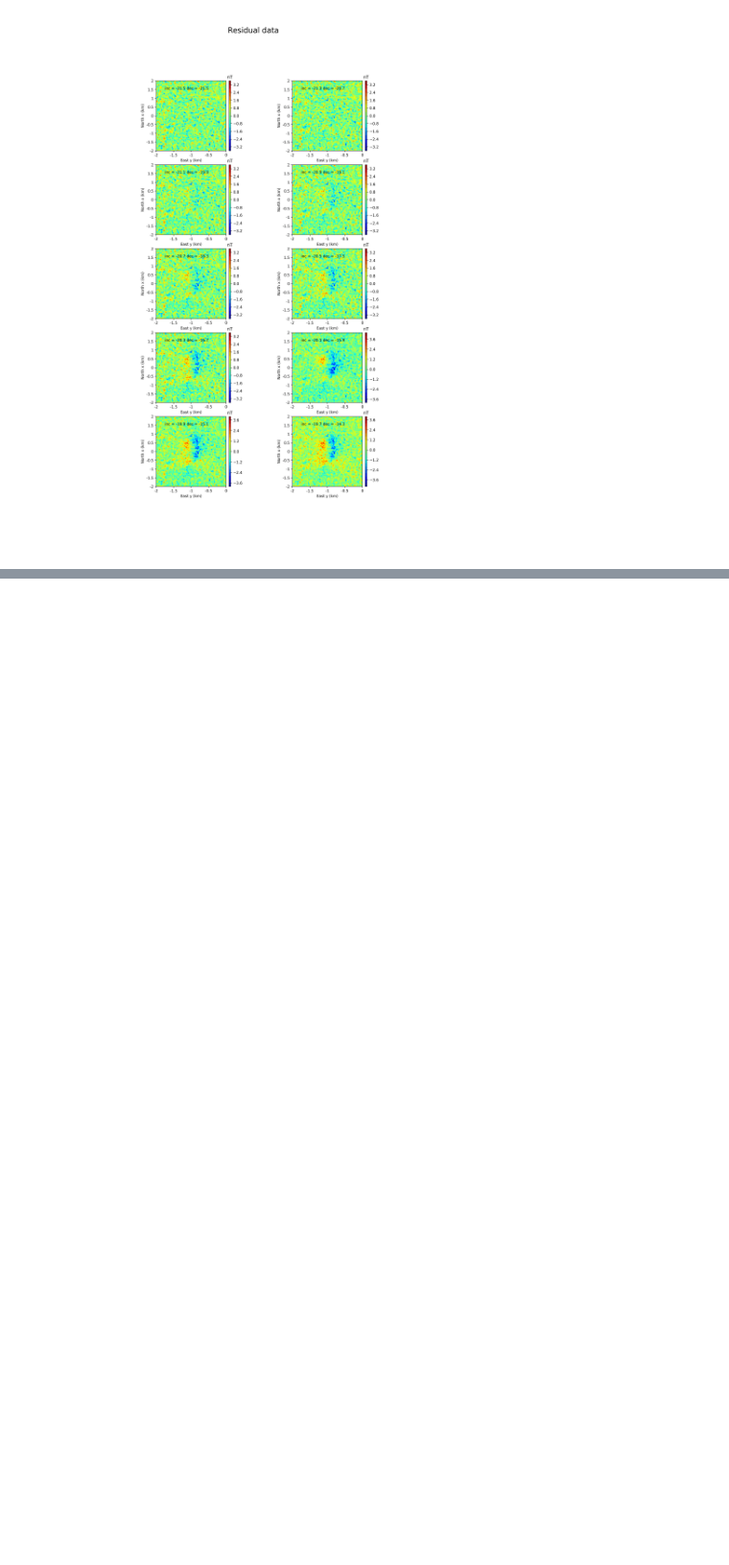
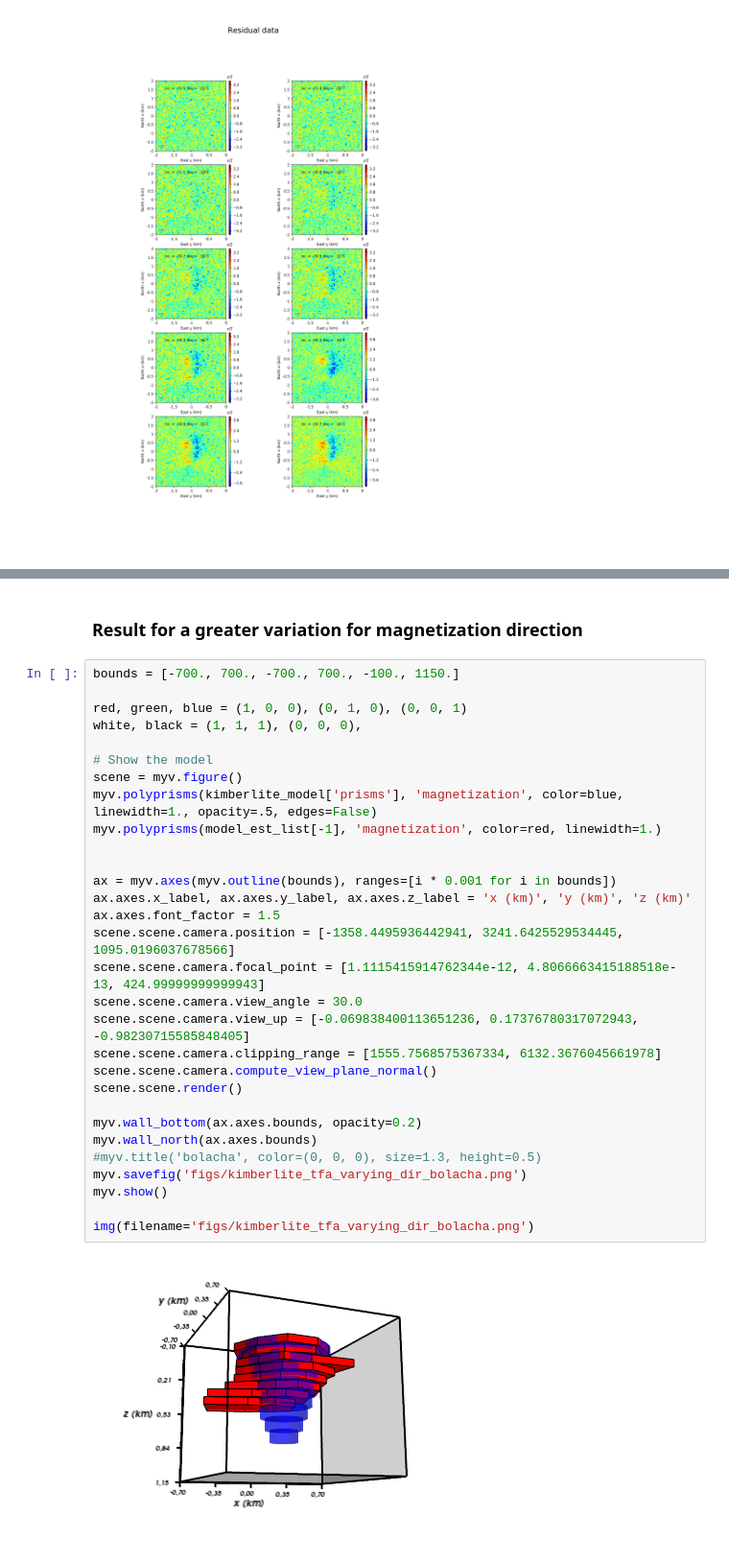
Before and after one commit to pinga-lab/magnetic-radial-inversion, a Jupyter notebook: code/kimberlite/kimberlite_tfa_inversion_varying_direction.ipynb, the cells around one changed output, grey strips where cells are left out. Shown at 96% size. Drawn from its saved outputs; the diff is of its cells as text; blank space fills up the shorter version.

```diff
--- a/code/kimberlite/kimberlite_tfa_inversion_varying_direction.ipynb
+++ b/code/kimberlite/kimberlite_tfa_inversion_varying_direction.ipynb
@@ -468,0 +393,34 @@ img(filename='figs/kimberlite_tfa_varying_inc_bolacha4.png')
+# %% [markdown]
+### Result for a greater variation for magnetization direction
+# %%
+bounds = [-700., 700., -700., 700., -100., 1150.]
+
+red, green, blue = (1, 0, 0), (0, 1, 0), (0, 0, 1)
+white, black = (1, 1, 1), (0, 0, 0),
+
+# Show the model
+scene = myv.figure()
+myv.polyprisms(kimberlite_model['prisms'], 'magnetization', color=blue, linewidth=1., opacity=.5, edges=False)
+myv.polyprisms(model_est_list[-1], 'magnetization', color=red, linewidth=1.)
+
+
+ax = myv.axes(myv.outline(bounds), ranges=[i * 0.001 for i in bounds])
+ax.axes.x_label, ax.axes.y_label, ax.axes.z_label = 'x (km)', 'y (km)', 'z (km)'
+ax.axes.font_factor = 1.5
+scene.scene.camera.position = [-1358.4495936442941, 3241.6425529534445, 1095.0196037678566]
+scene.scene.camera.focal_point = [1.1115415914762344e-12, 4.8066663415188518e-13, 424.99999999999943]
+scene.scene.camera.view_angle = 30.0
+scene.scene.camera.view_up = [-0.069838400113651236, 0.17376780317072943, -0.98230715585848405]
+scene.scene.camera.clipping_range = [1555.7568575367334, 6132.3676045661978]
+scene.scene.camera.compute_view_plane_normal()
+scene.scene.render()
+
+myv.wall_bottom(ax.axes.bounds, opacity=0.2)
+myv.wall_north(ax.axes.bounds)
+#myv.title('bolacha', color=(0, 0, 0), size=1.3, height=0.5)
+myv.savefig('figs/kimberlite_tfa_varying_dir_bolacha.png')
+myv.show()
+
+img(filename='figs/kimberlite_tfa_varying_dir_bolacha.png')
+# %% [output]
+[figure, added]
```
Also changed, not shown: parts of 7 cells of this notebook, 32 other files.
